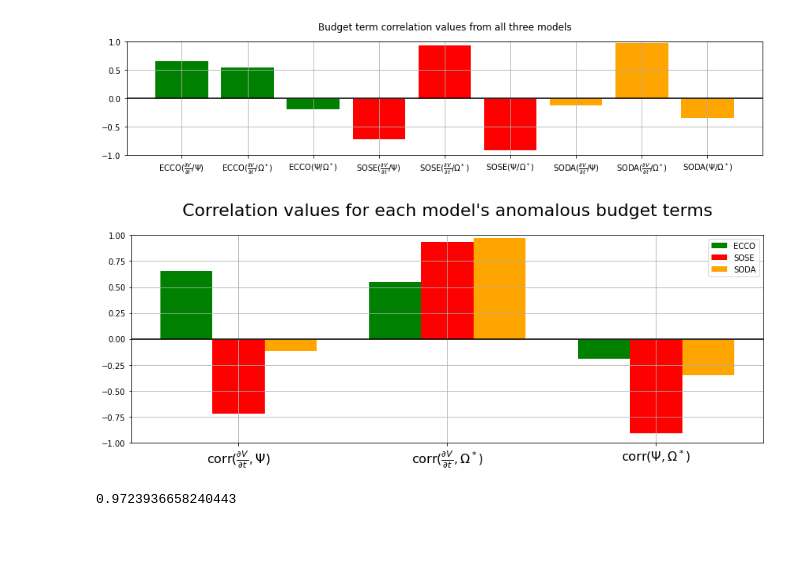
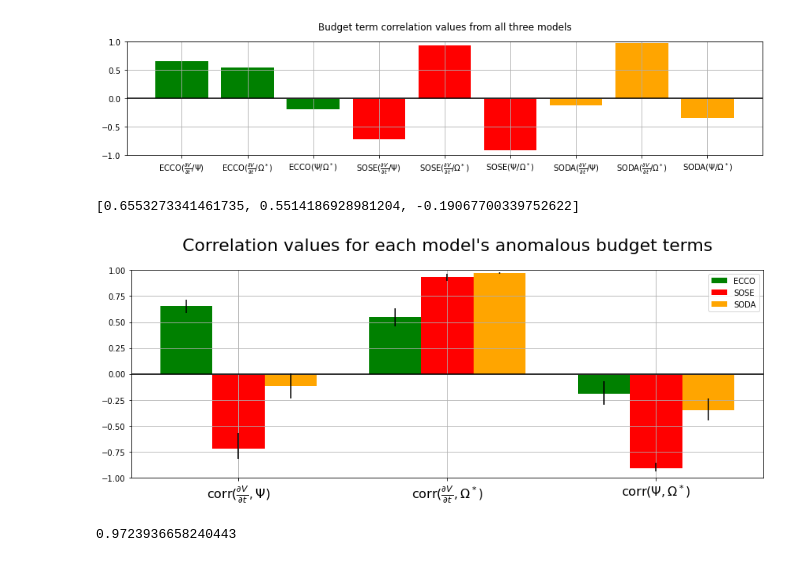
Before and after one commit to ocean-transport/WMT-project, a Jupyter notebook: stacked-figs/correlation-bars.ipynb, the cells around one changed output. Saved outputs shown, nothing was run; the diff lists cells and outputs as text; code cells hidden in the pictures.

```diff
--- a/stacked-figs/correlation-bars.ipynb
+++ b/stacked-figs/correlation-bars.ipynb
@@ -427,33 +427,43 @@ ax.set_ylim(-1,1)
 plt.tight_layout();
 # %% [output]
 [figure]
+# %%
+data[0]
+# %% [output]
+[0.6553273341461735, 0.5514186928981204, -0.19067700339752622]
 # %%
 fig, ax = plt.subplots(1,1, figsize=(12,5))
 
 data = [[ecco_dvdt_psi, ecco_dvdt_omega, ecco_psi_omega],
         [sose_dvdt_psi, sose_dvdt_omega, sose_psi_omega],
         [soda_dvdt_psi, soda_dvdt_omega, soda_psi_omega]]
 X = np.arange(3)
 
-ax.bar(X + 0.00, data[0], color = 'g', width = 0.25, label='ECCO')
-ax.bar(X + 0.25, data[1], color = 'r', width = 0.25, label='SOSE')
-ax.bar(X + 0.50, data[2], color = 'orange', width = 0.25, label='SODA')
+yerr_ecco = np.array([[0.07, 0.09, 0.11], [0.06, 0.08, 0.12]])
+yerr_sose = np.array([[0.1, 0.04, 0.03], [0.15, 0.03, 0.06]])
+yerr_soda = np.array([[0.12, 0.01, 0.1], [0.12, 0.01, 0.11]])
+
+ax.bar(X + 0.00, data[0], color = 'g', width = 0.25, label='ECCO', yerr=yerr_ecco)
+ax.bar(X + 0.25, data[1], color = 'r', width = 0.25, label='SOSE', yerr=yerr_sose)
+ax.bar(X + 0.50, data[2], color = 'orange', width = 0.25, label='SODA', yerr=yerr_soda)
+
+
 
 ax.axhline(y=0, color='k')
 ticks = [r"corr($\frac{\partial V}{\partial t},\Psi$)",
          r"corr($\frac{\partial V}{\partial t},\Omega^*$)",
          r"corr($\Psi,\Omega^*$)"]
 ax.set_xticks(X + 0.25)
 ax.set_xticklabels(ticks, fontsize=16)
 ax.set_title("Correlation values for each model's anomalous budget terms", fontsize=22, pad=25)
 ax.set_ylabel('')
 ax.grid()
 ax.set_ylim(-1,1)
 plt.tight_layout()
 plt.legend(loc='best')
 plt.savefig('corr-bars.pdf');
 # %% [output]
-[figure, old version]
+[figure, new version]
 # %%
 soda_dvdt_omega
 # %% [output]
```
Also changed, not shown: parts of 8 cells of this notebook.
